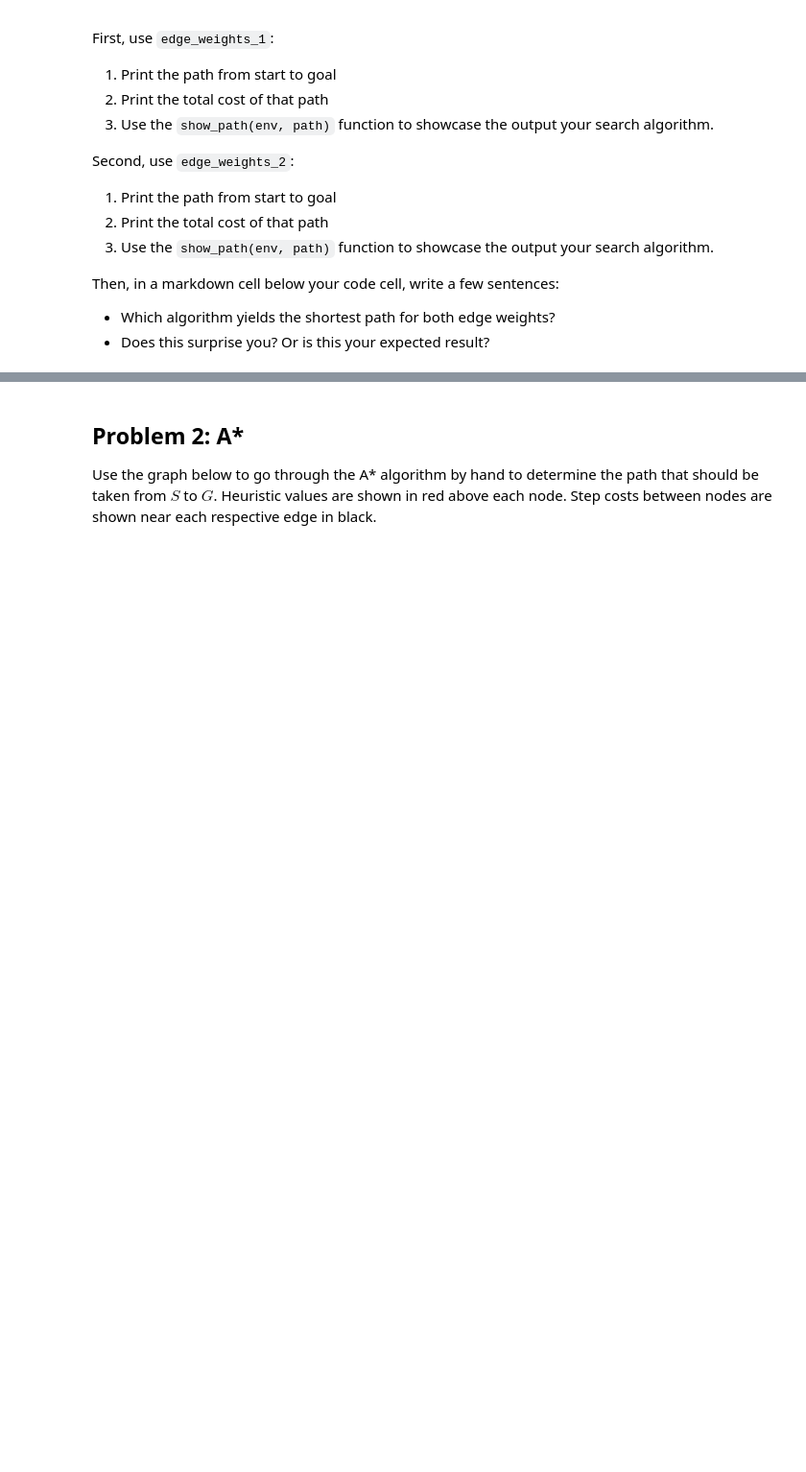
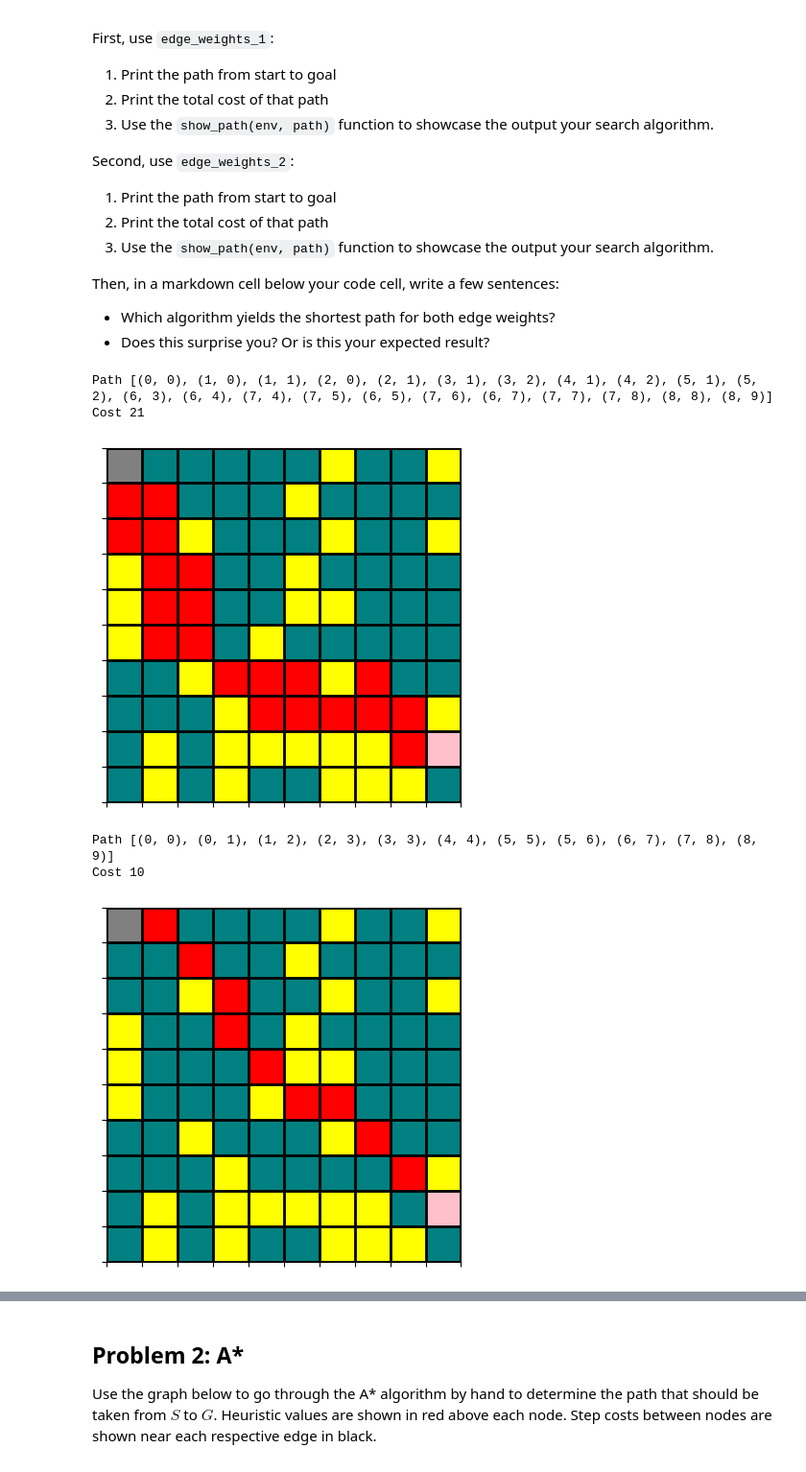
Before and after one commit to TyVanEssen/CSCI-3202-001-Introduction-to-Artificial-Intelligence, a Jupyter notebook: HW7/CSCI3202_HW7_Ty_VanEssen.ipynb, the cells around one changed output, grey strips where cells are left out. Shown at 96% size. Saved outputs shown, nothing was run; the diff lists cells and outputs as text; code cells hidden in the pictures; blank space fills up the shorter version.

```diff
--- a/HW7/CSCI3202_HW7_Ty_VanEssen.ipynb
+++ b/HW7/CSCI3202_HW7_Ty_VanEssen.ipynb
@@ -286,8 +381,22 @@ Then, in a markdown cell below your code cell, write a few sentences:
 # %%
 start = (0,0)
 goal = (8,9)
 graph = edge_weights_1
 # Your code here:
+
+algs = (breadth_first, uniform_cost)
+for algo in algs:
+    my_path, cost = algo(start, goal, graph, True)
+    print("Path", my_path)
+    print("Cost", cost)
+    show_path(env, my_path)
+# %% [output]
+Path [(0, 0), (1, 0), (1, 1), (2, 0), (2, 1), (3, 1), (3, 2), (4, 1), (4, 2), (5, 1), (5, 2), (6, 3), (6, 4), (7, 4), (7, 5), (6, 5), (7, 6), (6, 7), (7, 7), (7, 8), (8, 8), (8, 9)]
+Cost 21
+[figure, added]
+Path [(0, 0), (0, 1), (1, 2), (2, 3), (3, 3), (4, 4), (5, 5), (5, 6), (6, 7), (7, 8), (8, 9)]
+Cost 10
+[figure, added]
 # %%
 # Next we show the solution paths for edge_weights_2
 start = (0,0)
```
Also changed, not shown: parts of 13 cells of this notebook.
